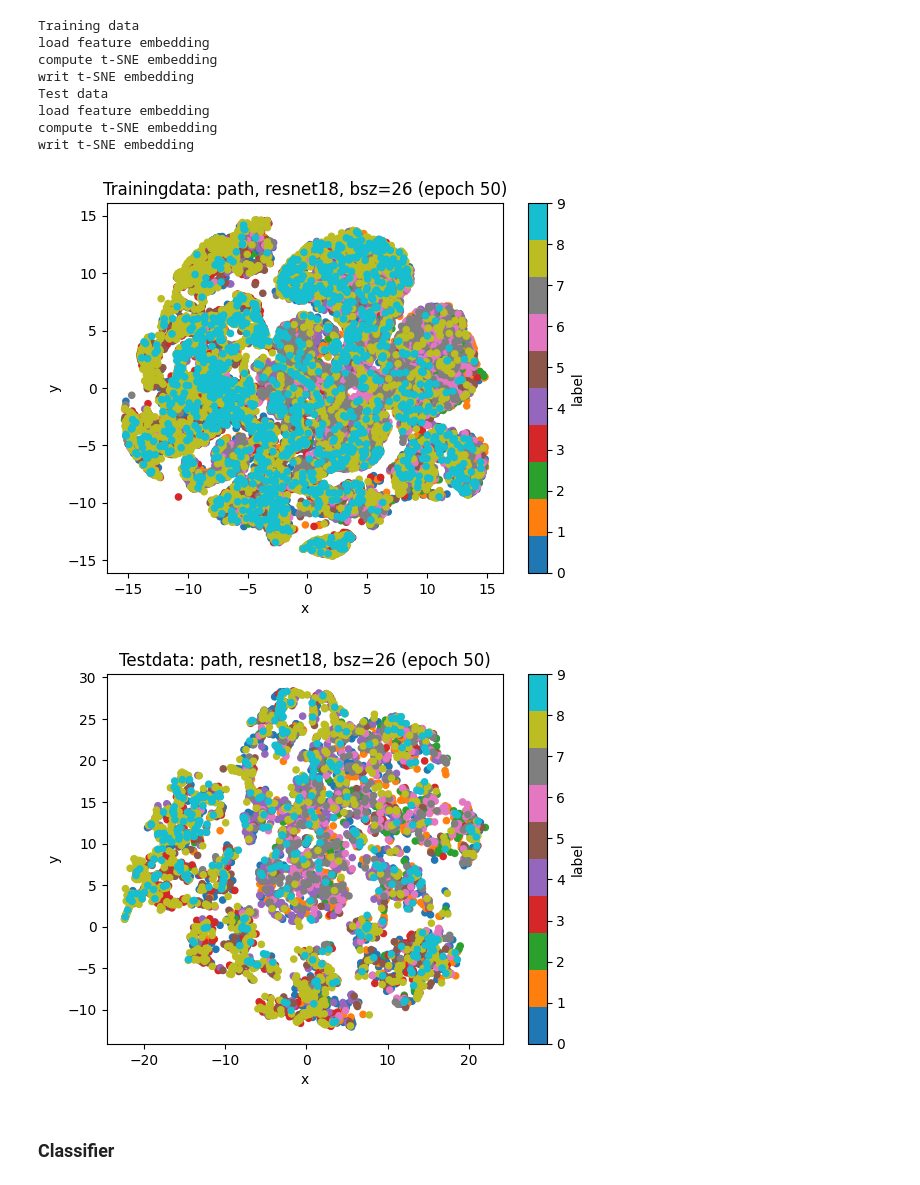
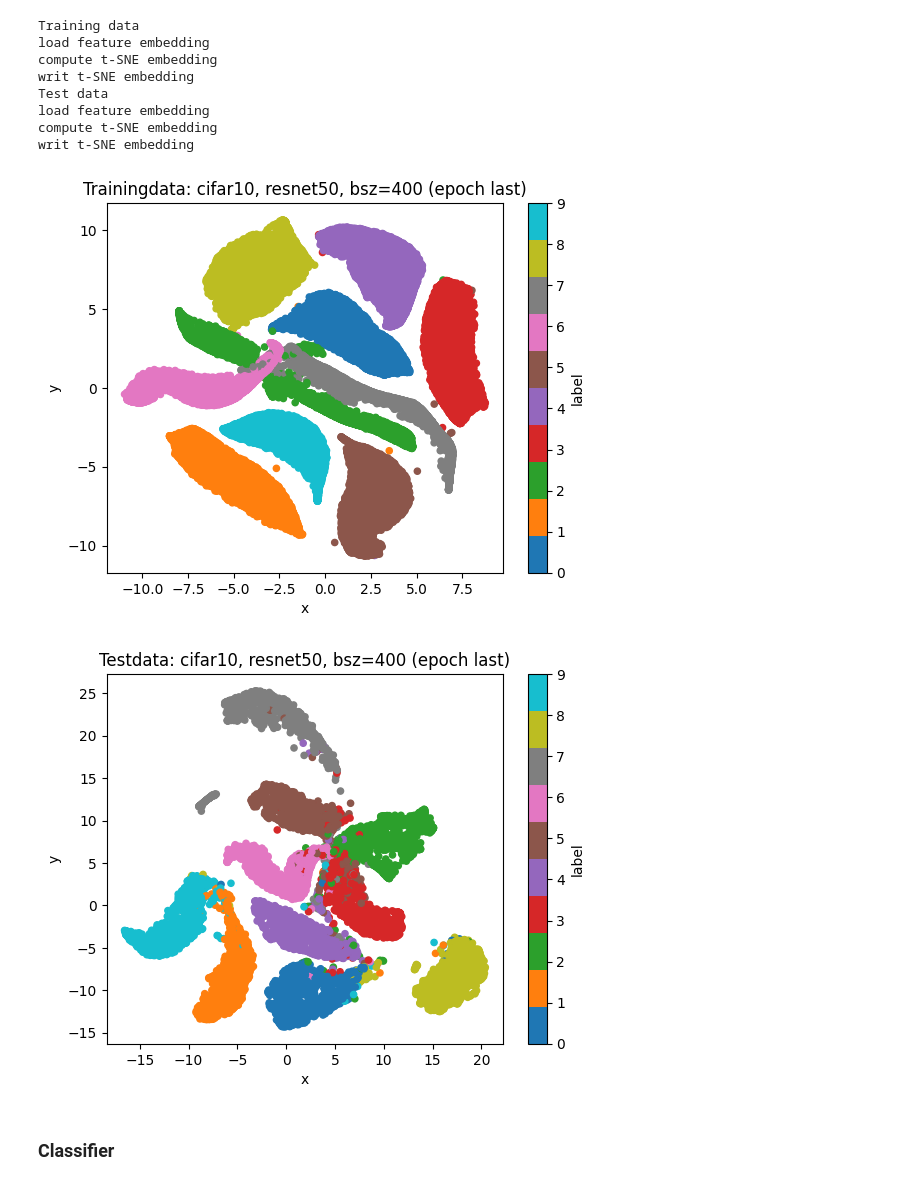
Before and after one commit to Thomas-Gottwald/SupContrastShape, a Jupyter notebook: validation.ipynb, the cells around one changed output. Saved outputs shown, nothing was run; the diff lists cells and outputs as text; code cells hidden in the pictures.

Commit message:
new save structure and "run.md file"

```diff
--- a/validation.ipynb
+++ b/validation.ipynb
@@ -25,8 +28,8 @@ mean = (0.3837, 0.3704, 0.3072)
 std = (0.3268, 0.3187, 0.3051)
 
 # model checkpoint to validate
-# root_model = "./save/SupCon/cifar10_models/SupCon_cifar10_resnet50_lr_0.5_decay_0.0001_bsz_400_temp_0.1_trial_0_cosine_warm/ckpt_epoch_50.pth"
-root_model = "./save/SupCon/path_models/SupCon_path_resnet18_lr_0.5_decay_0.0001_bsz_26_temp_0.1_trial_0_try2_cosine/ckpt_epoch_50.pth"
+root_model = "./save/SupCon/cifar10/SupCon_cifar10_resnet50_lr_0.5_decay_0.0001_bsz_400_temp_0.1_trial_0_cosine_warm/models/last.pth"
+# root_model = "./save/SupCon/path_models/SupCon_path_resnet18_lr_0.5_decay_0.0001_bsz_26_temp_0.1_trial_0_try2_cosine/ckpt_epoch_200.pth"
 # %%
 tsenecuda_venv_lib64 = os.path.join(tsenecuda_venv, "lib64")
 tsenecuda_venv_interpreter = os.path.join(tsenecuda_venv, "bin/python")
@@ -58,7 +61,9 @@ for f in folder_split[13:]:
 
 epoch = path[-1].replace(".pth", '').split('_')[-1]
 
-path_embeddings = os.path.join("./save/embeddings/", params['dataset'], model_folder, f"epoch_{epoch}")
+# path_embeddings = os.path.join("./save/embeddings/", params['dataset'], model_folder, f"epoch_{epoch}")# TODO remove old save structure
+path_run_md = os.path.join(*path[:i+1])
+path_embeddings = os.path.join(path_run_md, f"val_{epoch}", "embeddings")
 # %% [markdown]
 ### Dataloader and Model
 # %%
@@ -186,36 +191,38 @@ load feature embedding
 compute t-SNE embedding
 writ t-SNE embedding
 # %%
-save_plot = False
+save_plot = True
 
 with open(os.path.join(path_embeddings, "embedding_tSNE_train"), 'rb') as f:
     entry = pickle.load(f, encoding='latin1')
     embedding_tSNE_train = entry['data']
     labels_train = entry['labels']
 df_train = pd.DataFrame.from_dict({'x': embedding_tSNE_train[:,0], 'y': embedding_tSNE_train[:,1], 'label': labels_train})
 
 with open(os.path.join(path_embeddings, "embedding_tSNE_test"), 'rb') as f:
     entry = pickle.load(f, encoding='latin1')
     embedding_tSNE_test = entry['data']
     labels_test = entry['labels']
 df_test = pd.DataFrame.from_dict({'x': embedding_tSNE_test[:,0], 'y': embedding_tSNE_test[:,1], 'label': labels_test})
 
 if save_plot:
     df_train.plot.scatter(x='x', y='y', c='label', colormap='tab10',
                           title=f"Trainingdata: {params['dataset']}, {params['model_name']}, bsz={params['bsz']} (epoch {epoch})"
-                          ).get_figure().savefig(os.path.join(path_embeddings, "tSNE_epoch_50_train.png"))
+                          ).get_figure().savefig(os.path.join(path_embeddings, f"tSNE_epoch_{epoch}_train.png"))
     df_test.plot.scatter(x='x', y='y', c='label', colormap='tab10',
                          title=f"Testdata: {params['dataset']}, {params['model_name']}, bsz={params['bsz']} (epoch {epoch})"
-                         ).get_figure().savefig(os.path.join(path_embeddings, "tSNE_epoch_50_test.png"))
+                         ).get_figure().savefig(os.path.join(path_embeddings, f"tSNE_epoch_{epoch}_test.png"))
+
+    add_tsne_to_run_md(path=path_run_md, epoch=epoch)
 else:
     fig, axs = plt.subplots(nrows=2, figsize=(7, 10))
     df_train.plot.scatter(x='x', y='y', c='label', colormap='tab10', ax=axs[0],
                         title=f"Trainingdata: {params['dataset']}, {params['model_name']}, bsz={params['bsz']} (epoch {epoch})")
     df_test.plot.scatter(x='x', y='y', c='label', colormap='tab10', ax=axs[1],
                         title=f"Testdata: {params['dataset']}, {params['model_name']}, bsz={params['bsz']} (epoch {epoch})")
 # %% [output]
-[figure, old version]
+[figure, new version]
-[figure, old version]
+[figure, new version]
 # %% [markdown]
 ### Classifier
 # %%
```
Also changed, not shown: parts of 14 cells of this notebook, 4 other files.
